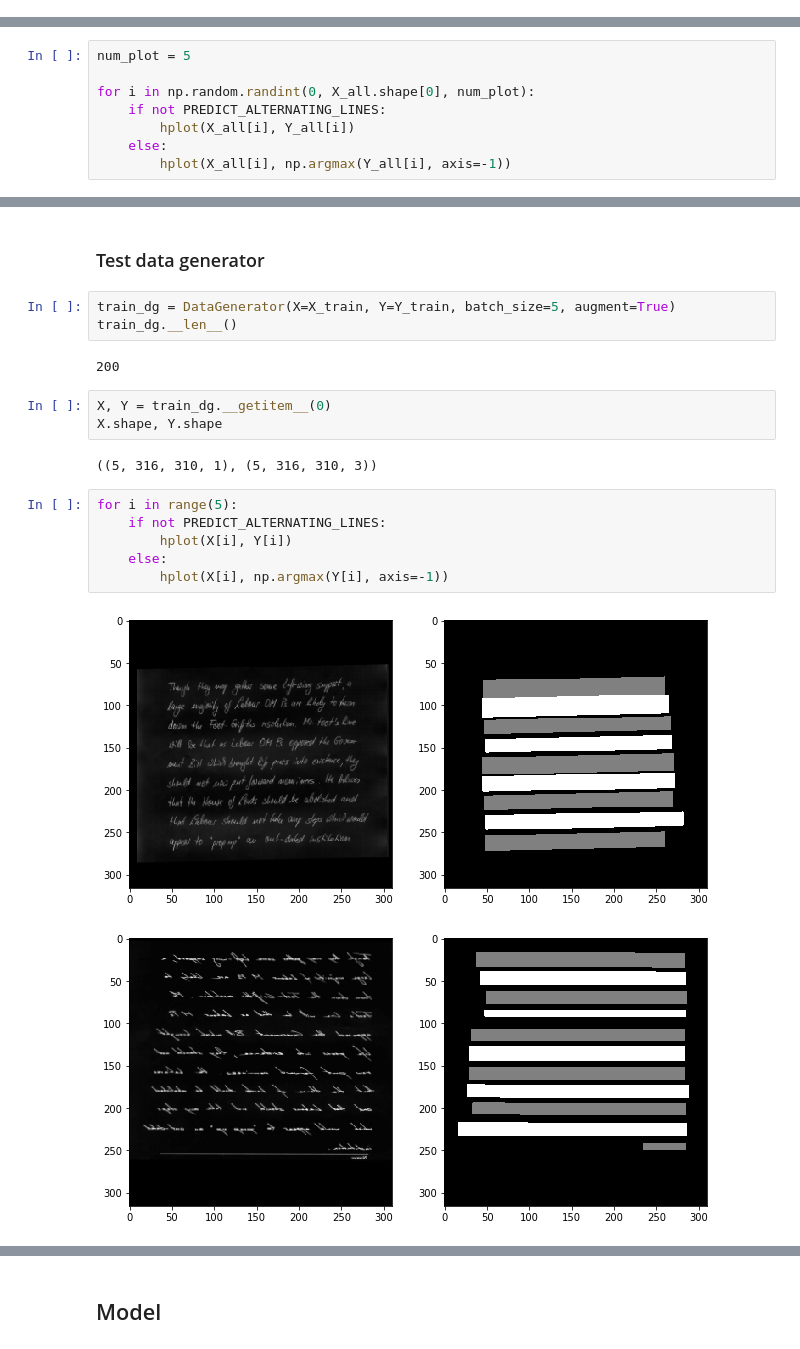
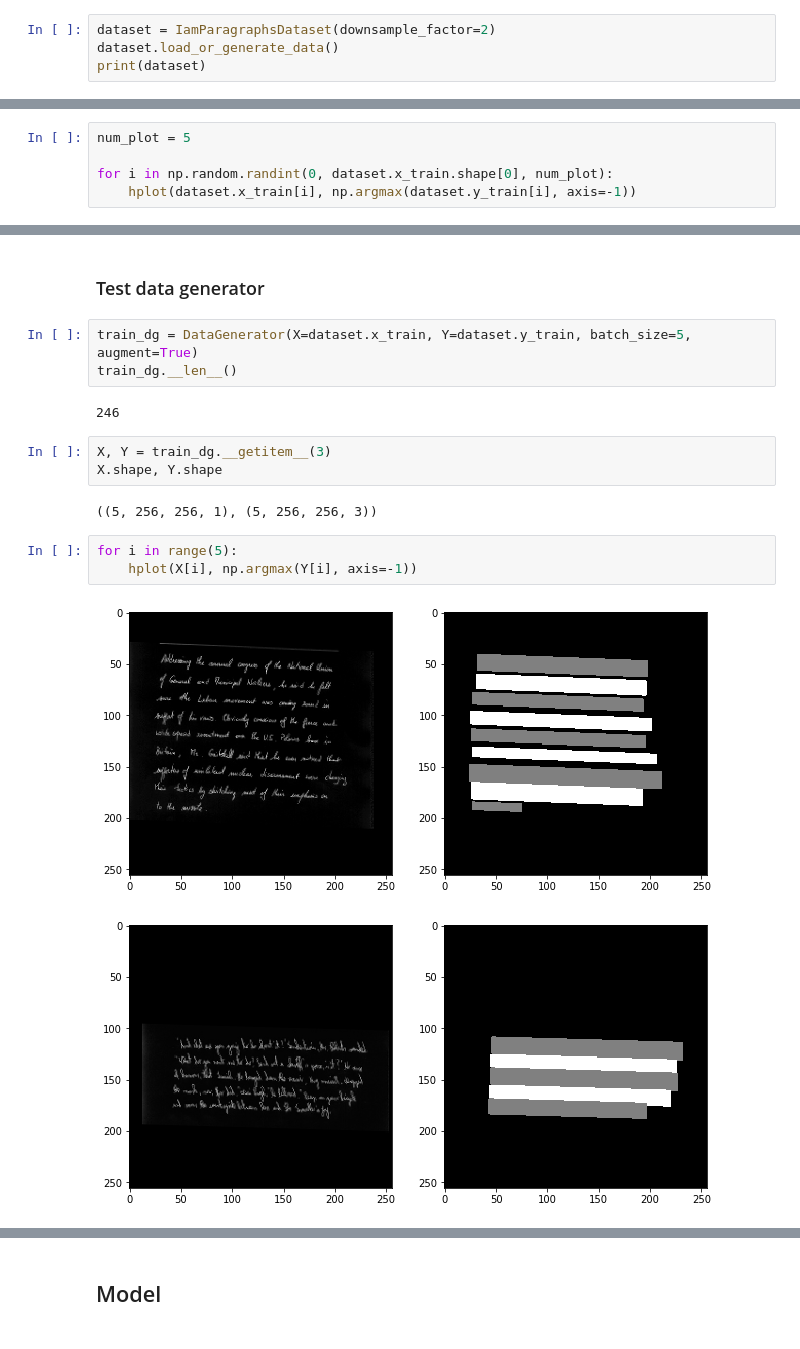
Before and after one commit to the-full-stack/fsdl-text-recognizer, a Jupyter notebook: notebooks/line detection experiments/5d-predicting-iam-alternating-line-locations.ipynb, the cells around one changed output, grey strips where cells are left out. Drawn from its saved outputs; the diff is of its cells as text.

Commit message:
Training on IamParagraphs
Signed-off-by: Saurabh Bipin Chandra <srbhchandra@gmail.com>

```diff
--- a/notebooks/line detection experiments/5d-predicting-iam-alternating-line-locations.ipynb
+++ b/notebooks/line detection experiments/5d-predicting-iam-alternating-line-locations.ipynb
@@ -95,0 +29,4 @@ Number of samples: 1537
+# %%
+dataset = IamParagraphsDataset(downsample_factor=2)
+dataset.load_or_generate_data()
+print(dataset)
@@ -115,9 +58,6 @@ def hplot(x, y, y_pred=None, title=''):
 # %%
 num_plot = 5
 
-for i in np.random.randint(0, X_all.shape[0], num_plot):
-    if not PREDICT_ALTERNATING_LINES:
-        hplot(X_all[i], Y_all[i])
-    else:
-        hplot(X_all[i], np.argmax(Y_all[i], axis=-1))
+for i in np.random.randint(0, dataset.x_train.shape[0], num_plot):
+    hplot(dataset.x_train[i], np.argmax(dataset.y_train[i], axis=-1))
 # %% [output]
@@ -247,21 +182,18 @@ class DataGenerator(Sequence):
 # %% [markdown]
 ### Test data generator
 # %%
-train_dg = DataGenerator(X=X_train, Y=Y_train, batch_size=5, augment=True)
+train_dg = DataGenerator(X=dataset.x_train, Y=dataset.y_train, batch_size=5, augment=True)
 train_dg.__len__()
 # %% [output]
-200
+246
 # %%
-X, Y = train_dg.__getitem__(0)
+X, Y = train_dg.__getitem__(3)
 X.shape, Y.shape
 # %% [output]
-((5, 316, 310, 1), (5, 316, 310, 3))
+((5, 256, 256, 1), (5, 256, 256, 3))
 # %%
 for i in range(5):
-    if not PREDICT_ALTERNATING_LINES:
-        hplot(X[i], Y[i])
-    else:
-        hplot(X[i], np.argmax(Y[i], axis=-1))
+    hplot(X[i], np.argmax(Y[i], axis=-1))
 # %% [output]
-[figure, old version]
+[figure, new version]
-[figure, old version]
+[figure, new version]
```
Also changed, not shown: parts of 22 cells of this notebook, 2 other files.
